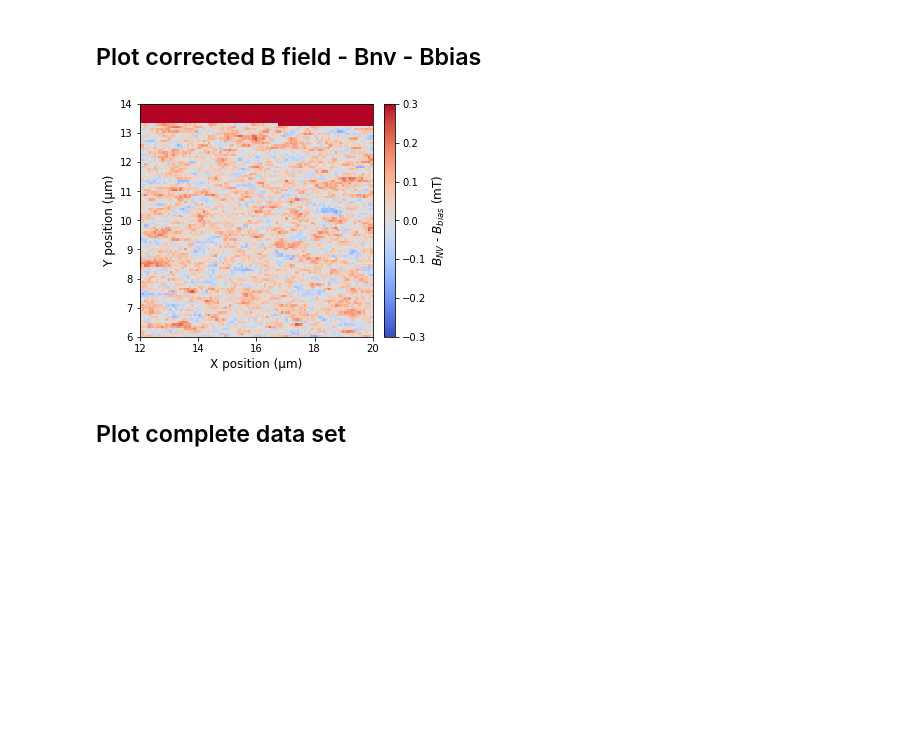
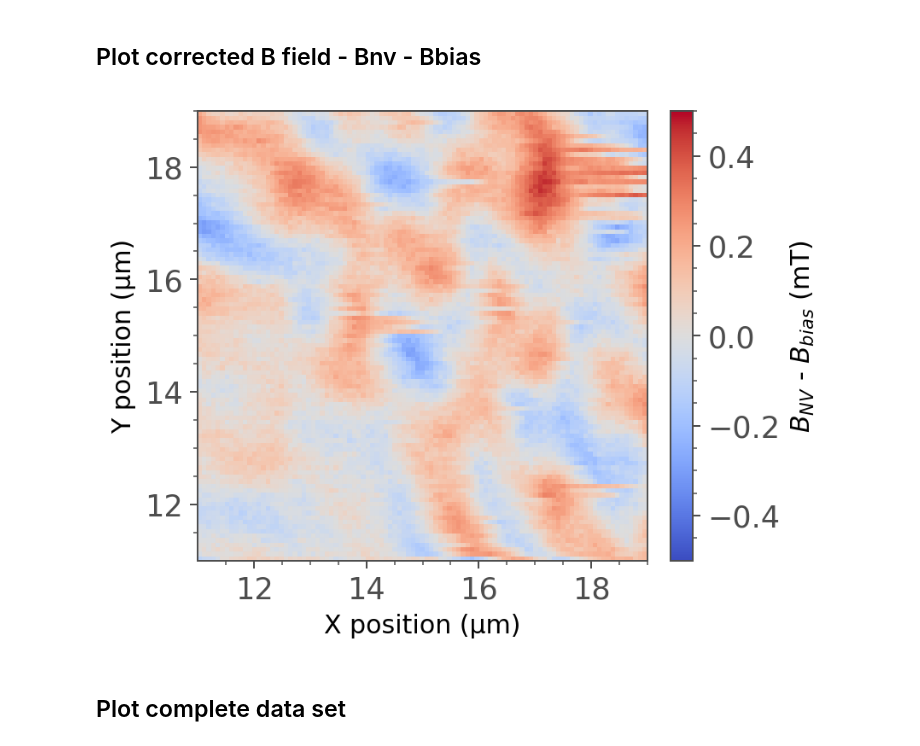
Before and after one commit to sriharijayaram5/qudi, a Jupyter notebook: notebooks/Measurement_Control/Data analysis/Tracking mode data analysis - correct bias field and save.ipynb, the cells around one changed output. Drawn from its saved outputs; the diff is of its cells as text; code cells hidden in the pictures; blank space fills up the shorter version.

```diff
--- a/notebooks/Measurement_Control/Data analysis/Tracking mode data analysis - correct bias field and save.ipynb
+++ b/notebooks/Measurement_Control/Data analysis/Tracking mode data analysis - correct bias field and save.ipynb
@@ -76,8 +76,8 @@ def save_obj_to_gwyddion(dataobj,filename,gwytypes=['image']):
 # %% [markdown]
 ## Define file path
 # %%
-path = 'C:\\Data\\2025\\03\\20250311\\AttoDRY2200_Pi3_SPM\\'
-filebeginning = '20250311-1125-25_scan13_Large_slow__autosave_MnTe_L-P11-16_' #here the beginning of the filename, including the date and sample name, is needed
+path = 'C:\\Data\\2025\\03\\20250324\\AttoDRY2200_Pi3_SPM\\'
+filebeginning = '20250324-1931-37_scan3_manual_liftoff300nm_2985.65MHz_autosave_GeMnTe(1531n)_L-T09-23_' #here the beginning of the filename, including the date and sample name, is needed
 filepath = path + filebeginning
 # %% [markdown]
 ## Load data from pickel
@@ -183,7 +170,7 @@ Contrast:  0 %
 gyro_nv = 28e9 #in Hz/T
 e_field = 0 #in Hz
 zero_field = 2.88e9 #in Hz, watch the Temperature
-bias_res_freq = 2.9701e9
+bias_res_freq = 2.927545e9
 
 b_field_bias = np.sqrt(abs(bias_res_freq - zero_field)**2 - e_field**2) / gyro_nv
 print('Bias field: ',b_field_bias*1000,'mT')
@@ -240,31 +227,31 @@ plt.show()
 # %%
 #Plot analysed Data from PODMR
 x = (qafm_data['Height(Dac)_fw']['coord0_arr'])*10**6
 y = (qafm_data['Height(Dac)_fw']['coord1_arr'])*10**6
 
 #plt.rcParams['figure.figsize'] = (5, 5)
 fontsize = 12
 
 low_centile = 0
 high_centile = 100
 data = (b_field-b_field_bias)*10**3
-im = plt.pcolormesh(x,y,data,cmap=plt.cm.get_cmap('coolwarm'), vmin =-0.3, vmax = 0.3)
+im = plt.pcolormesh(x,y,data,cmap=plt.cm.get_cmap('coolwarm'), vmin =-0.5, vmax = 0.5)
 plt.xlabel('X position (\u03BCm)',fontsize = fontsize)
 plt.ylabel('Y position (\u03BCm)',fontsize = fontsize)
 
 ax = plt.gca()
 ax.set_aspect('equal')
 
 divider = make_axes_locatable(ax)
 cax = divider.append_axes("right", size="5%", pad=0.15)
 cbar = plt.colorbar(im, cax=cax)
 cbar.set_label(label='$B_{NV}$ - $B_{bias}$ (mT)', size=fontsize)
 
 plt.tight_layout()
 
 plt.show()
 # %% [output]
-[figure, old version]
+[figure, new version]
 # %% [markdown]
 ## Plot complete data set
 # %%
```
Also changed, not shown: parts of 6 cells of this notebook, 1 other file.
